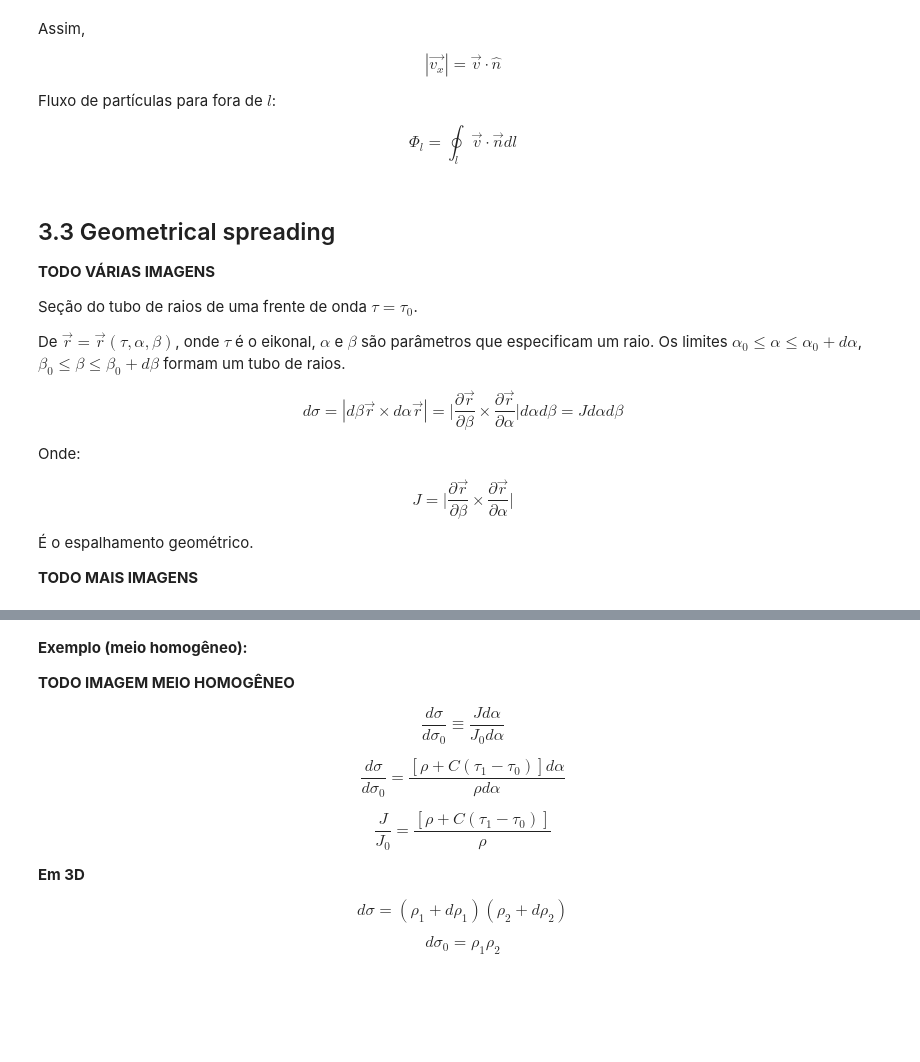
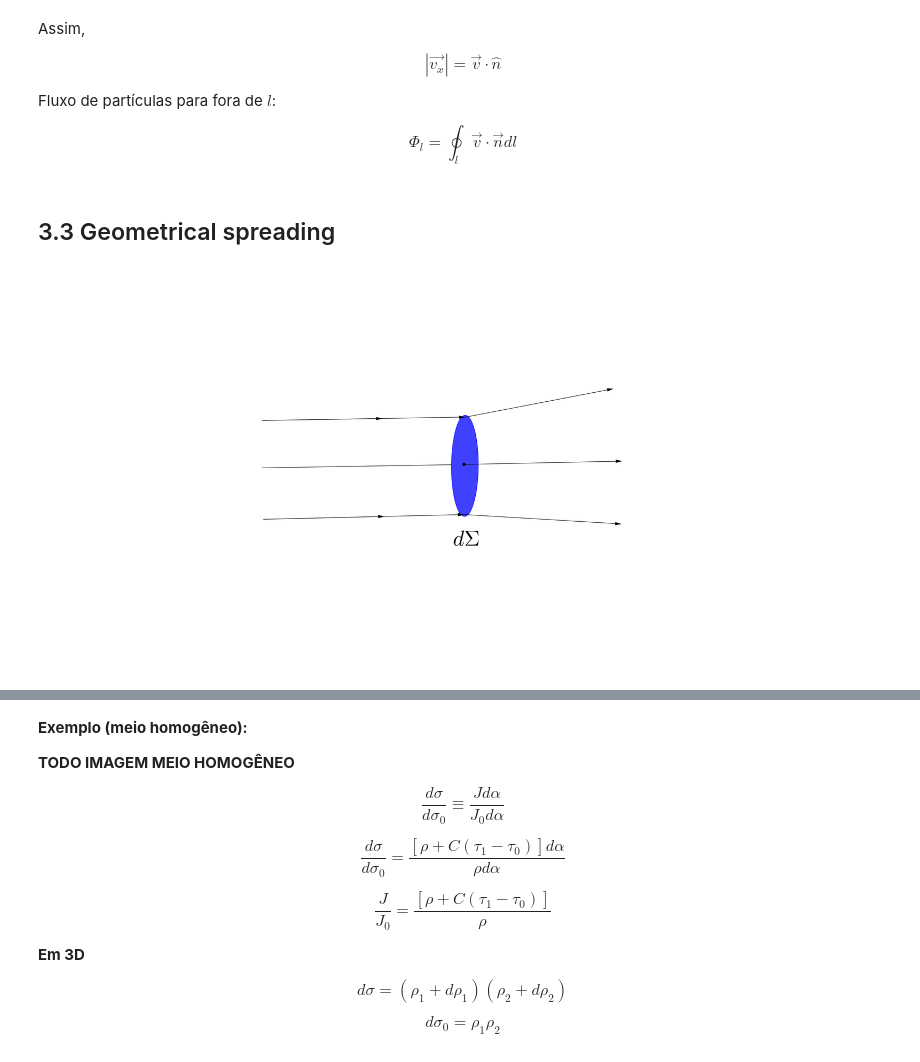
Before and after one commit to diracks-second-brain/teoria-do-raio, a Jupyter notebook: popov/cap3/solutionOfTheTransportEquation.ipynb, the cells around one changed output, grey strips where cells are left out. Cells and saved outputs as stored; diff of their text form; code cells hidden in the pictures; blank space fills up the shorter version.

Commit message:
cap3 imagens

```diff
--- a/popov/cap3/solutionOfTheTransportEquation.ipynb
+++ b/popov/cap3/solutionOfTheTransportEquation.ipynb
@@ -135,24 +135,10 @@ $$|\vec{v_x}|= \vec{v}\cdot\hat{n}$$
 Fluxo de partículas para fora de $l$:
 
 $$\Phi_l=\oint_l \vec{v}\cdot\vec{n}dl$$
-# %% [markdown]
-## 3.3 Geometrical spreading
-
-__TODO VÁRIAS IMAGENS__
-
-Seção do tubo de raios de uma frente de onda $\tau=\tau_0$.
-
-De $\vec{r}=\vec{r}(\tau,\alpha,\beta)$, onde $\tau$ é o eikonal, $\alpha$ e $\beta$ são parâmetros que
-especificam um raio. Os limites $\alpha_0\leq\alpha\leq\alpha_0+d\alpha$, $\beta_0\leq\beta\leq\beta_0+d\beta$ formam
-um tubo de raios.
-
-$$d\sigma=|d\beta\vec{r}\times d\alpha\vec{r}|
-=\Bigg|\frac{\partial\vec{r}}{\partial\beta}\times\frac{\partial\vec{r}}{\partial\alpha}\Bigg|d\alpha d \beta= Jd\alpha d \beta$$
-
-Onde:
-
-$$J=\Bigg|\frac{\partial\vec{r}}{\partial\beta}\times\frac{\partial\vec{r}}{\partial\alpha}\Bigg|$$
-
-É o espalhamento geométrico.
-
-__TODO MAIS IMAGENS__
+# %% [markdown]
+## 3.3 Geometrical spreading
+# %%
+from IPython.display import Image
+Image(filename='images/tubo.png', width=1000)
+# %% [output]
+[figure, added]
```
Also changed, not shown: parts of 4 cells of this notebook, 6 other files.
